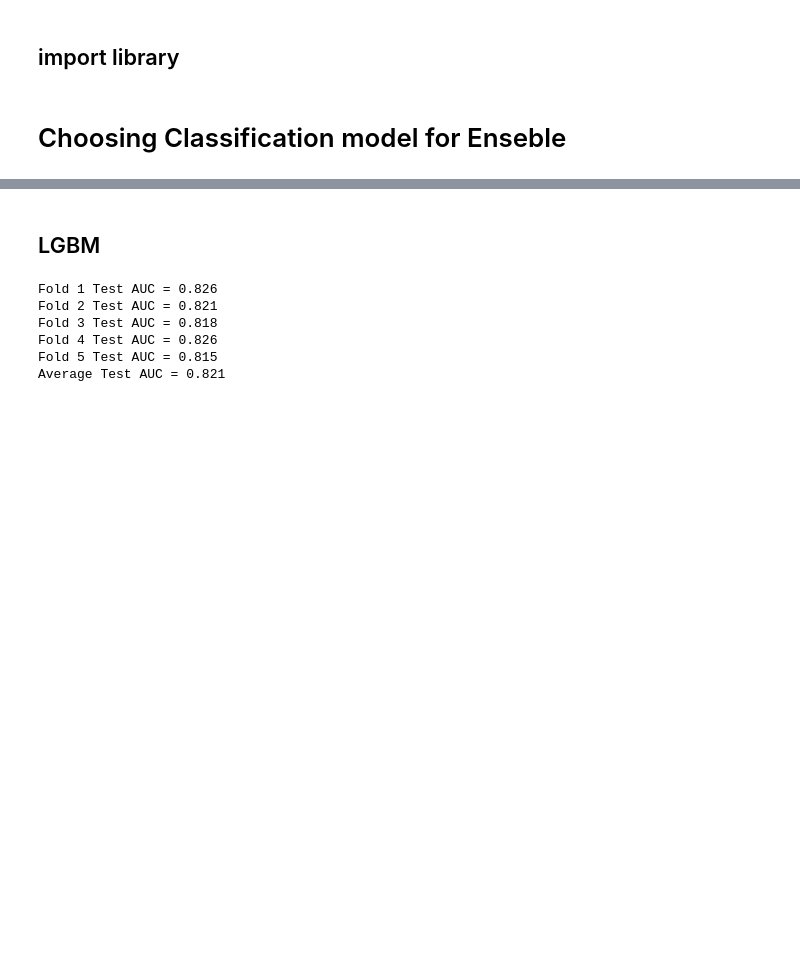
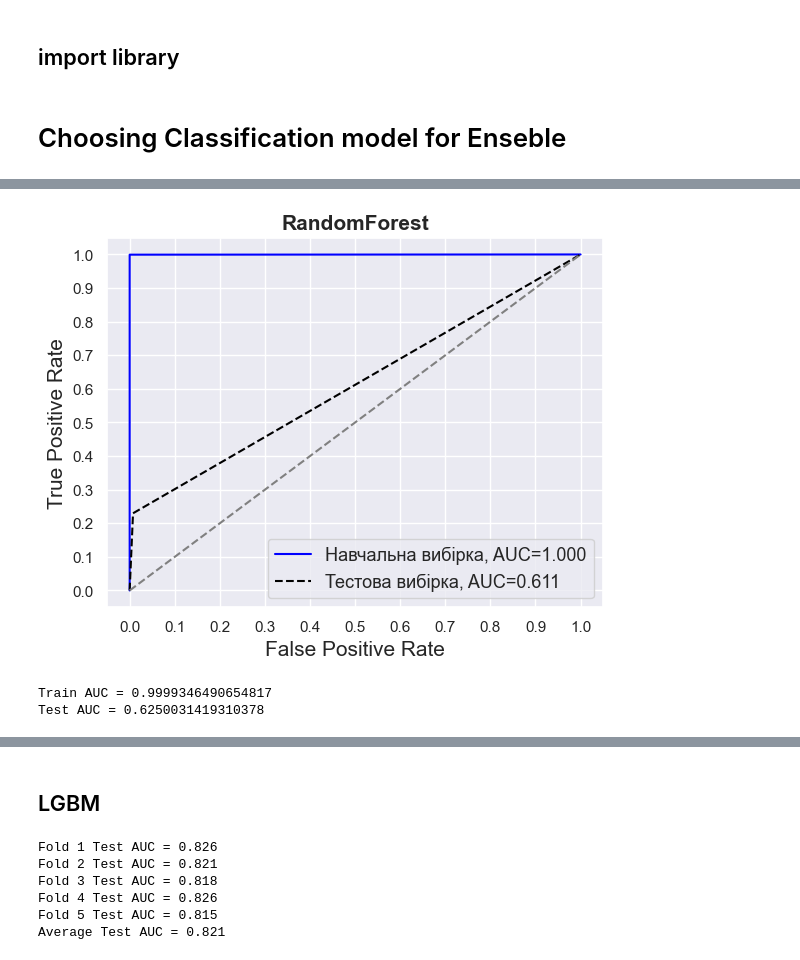
Before and after one commit to volry/subscriber-churn, a Jupyter notebook: BDL-final.ipynb, the cells around one changed output, grey strips where cells are left out. Saved outputs shown, nothing was run; the diff lists cells and outputs as text; code cells hidden in the pictures; blank space fills up the shorter version.

Commit message:
add RandomForest models with overfitting

```diff
--- a/BDL-final.ipynb
+++ b/BDL-final.ipynb
@@ -65,0 +131,24 @@ df_test_b_num = pd.read_pickle(file_path+b_num_name_te)
+# %%
+from sklearn.ensemble import RandomForestClassifier
+from sklearn.metrics import roc_auc_score
+
+# List of n_estimators values
+n_estimators_list = [10, 30, 50, 80]
+
+for n_estimators in n_estimators_list:
+    # Train Random Forest model
+    rf_model = RandomForestClassifier(n_estimators=n_estimators, random_state=42)
+    rf_model.fit(X_train, y_train)
+
+    # Make predictions on train and test sets
+    y_train_pred_rf = rf_model.predict(X_train)
+    y_test_pred_rf = rf_model.predict(X_test)
+
+    # Calculate AUC for train and test sets
+    auc_train = roc_auc_score(y_train, y_train_pred_rf)
+    auc_test = roc_auc_score(y_test, y_test_pred_rf)
+
+    print(f"n_estimators = {n_estimators}")
+    print(f"Train AUC = {auc_train}")
+    print(f"Test AUC = {auc_test}")
+    print()
@@ -65,0 +171,25 @@ df_test_b_num = pd.read_pickle(file_path+b_num_name_te)
+# %%
+plot_roc_auc(y_train, y_train_pred_rf, y_test, y_test_pred_rf, "RandomForest")
+# %% [output]
+[figure, added]
+# %%
+from sklearn.ensemble import RandomForestClassifier
+from sklearn.metrics import roc_auc_score
+
+# Train Random Forest model with regularization
+rf_model = RandomForestClassifier(n_estimators=100, max_features='sqrt', random_state=42)
+rf_model.fit(X_train, y_train)
+
+# Make predictions on train and test sets
+y_train_pred_rf = rf_model.predict(X_train)
+y_test_pred_rf = rf_model.predict(X_test)
+
+# Calculate AUC for train and test sets
+auc_train = roc_auc_score(y_train, y_train_pred_rf)
+auc_test = roc_auc_score(y_test, y_test_pred_rf)
+
+print(f"Train AUC = {auc_train}")
+print(f"Test AUC = {auc_test}")
+# %% [output]
+Train AUC = 0.9999346490654817
+Test AUC = 0.6250031419310378
```
Also changed, not shown: parts of 3 cells of this notebook.
